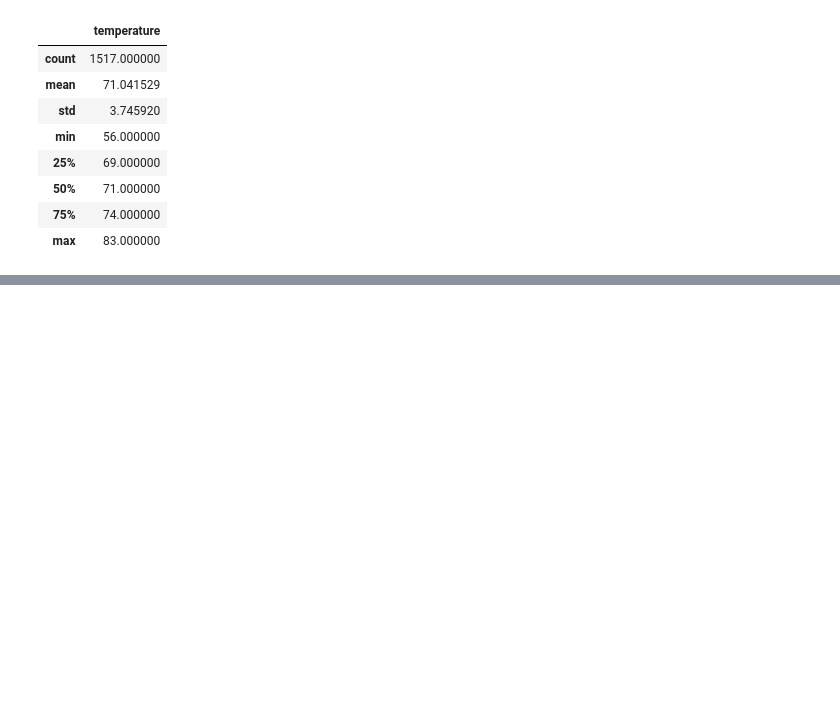
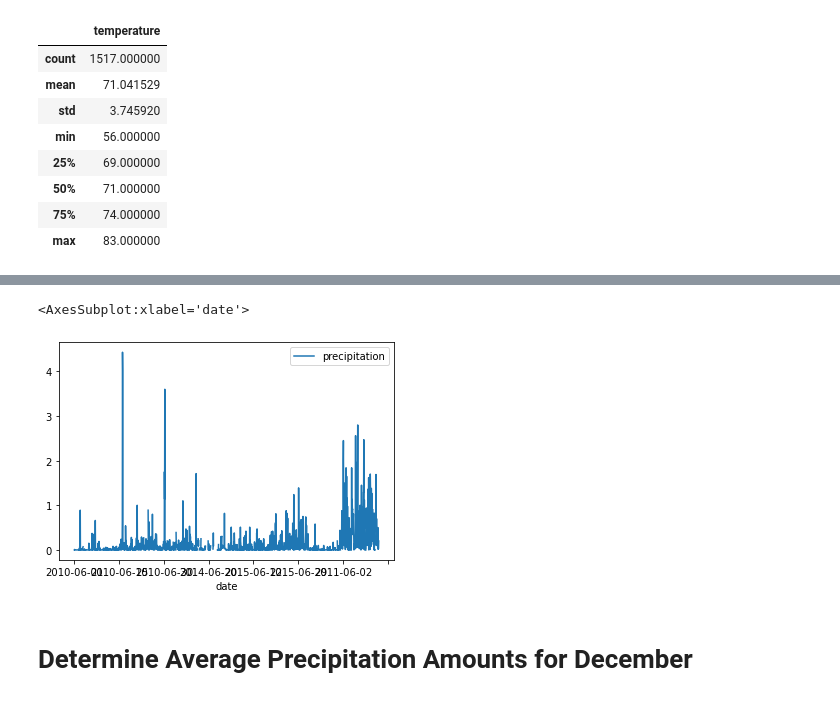
Before and after one commit to acfthomson/surfs_up, a Jupyter notebook: SurfsUp_Challenge.ipynb, the cells around one changed output, grey strips where cells are left out. Drawn from its saved outputs; the diff is of its cells as text; code cells hidden in the pictures; blank space fills up the shorter version.

```diff
--- a/SurfsUp_Challenge.ipynb
+++ b/SurfsUp_Challenge.ipynb
@@ -183,0 +186,4 @@ dec_df.describe()
+# %%
+# Determine average precipitation amounts for June
+jun_prcp = session.query(Measurement.date, Measurement.prcp).filter(extract('month', Measurement.date)==6).all()
+jun_prcp
@@ -183,0 +208,5 @@ dec_df.describe()
+# %%
+# Create a DataFrame from the list of precipitation amounts
+jun_prcp_df = pd.DataFrame(jun_prcp, columns=['date', 'precipitation'])
+jun_prcp_df.set_index(jun_prcp_df['date'], inplace=True)
+jun_prcp_df
@@ -183,0 +241,8 @@ dec_df.describe()
+# %%
+# Plot June precipitation amounts
+jun_prcp_df.plot()
+# %% [output]
+<AxesSubplot:xlabel='date'>
+[figure, added]
+# %% [markdown]
+# Determine Average Precipitation Amounts for December
```
Also changed, not shown: parts of 10 cells of this notebook, 3 other files.
